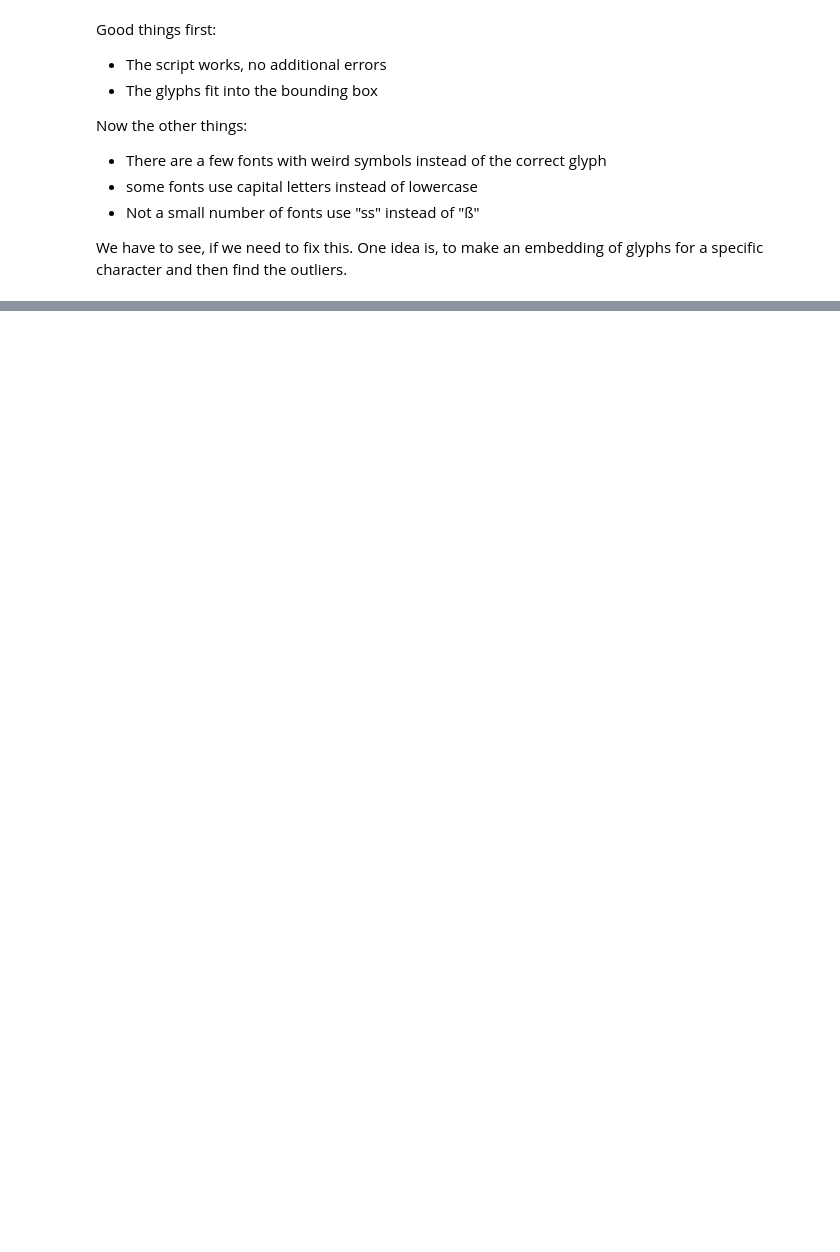
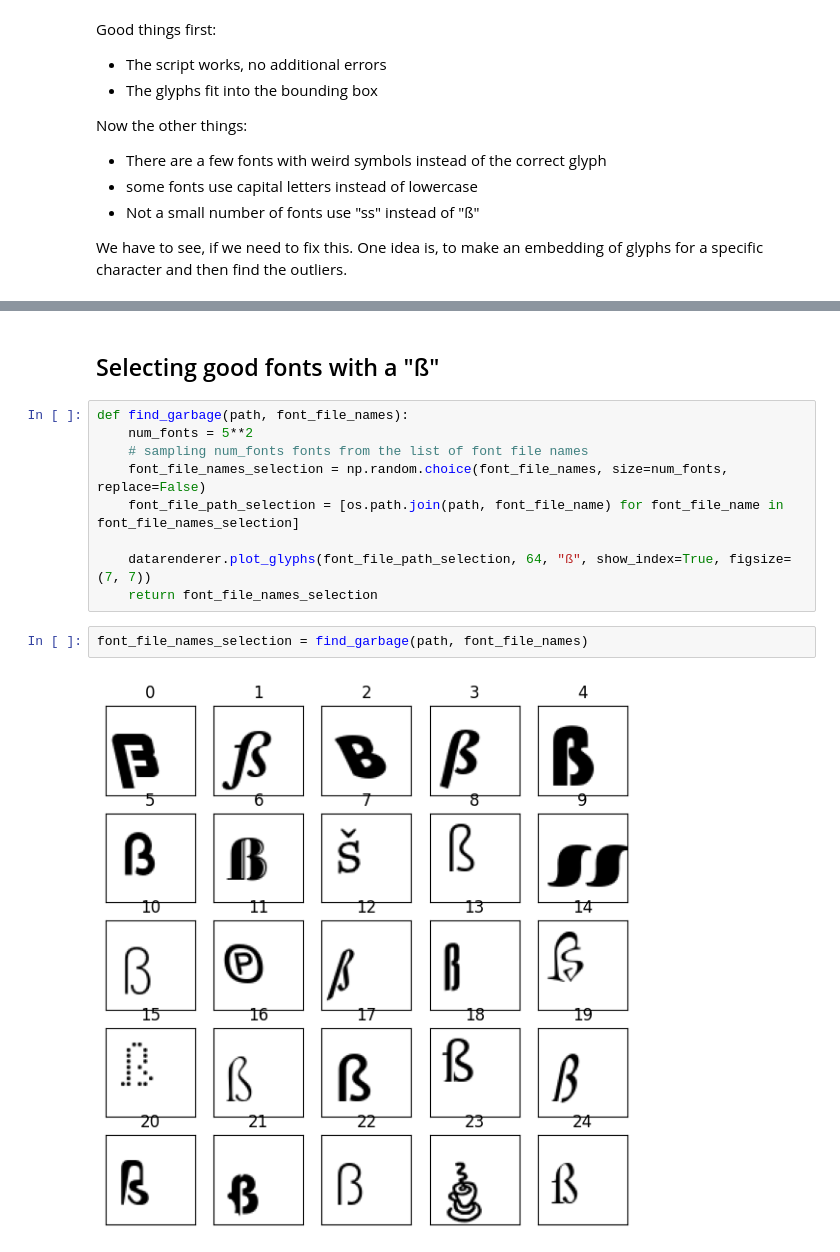
Before and after one commit to Johannes-Schall/AI_Font_Generator, a Jupyter notebook: notebooks/exlporing_filtered_fonts.ipynb, the cells around one changed output, grey strips where cells are left out. Saved outputs shown, nothing was run; the diff lists cells and outputs as text; blank space fills up the shorter version.

```diff
--- a/notebooks/exlporing_filtered_fonts.ipynb
+++ b/notebooks/exlporing_filtered_fonts.ipynb
@@ -56,0 +57,15 @@ datarenderer.plot_glyphs(font_file_path_selection, 64, "AÄaäß", figsize=(3, 3
+# %% [markdown]
+## Selecting good fonts with a "ß"
+# %%
+def find_garbage(path, font_file_names):
+    num_fonts = 5**2
+    # sampling num_fonts fonts from the list of font file names
+    font_file_names_selection = np.random.choice(font_file_names, size=num_fonts, replace=False)
+    font_file_path_selection = [os.path.join(path, font_file_name) for font_file_name in font_file_names_selection]
+
+    datarenderer.plot_glyphs(font_file_path_selection, 64, "ß", show_index=True, figsize=(7, 7))
+    return font_file_names_selection
+# %%
+font_file_names_selection = find_garbage(path, font_file_names)
+# %% [output]
+[figure, added]
```
Also changed, not shown: parts of 5 cells of this notebook, 2 other files.
